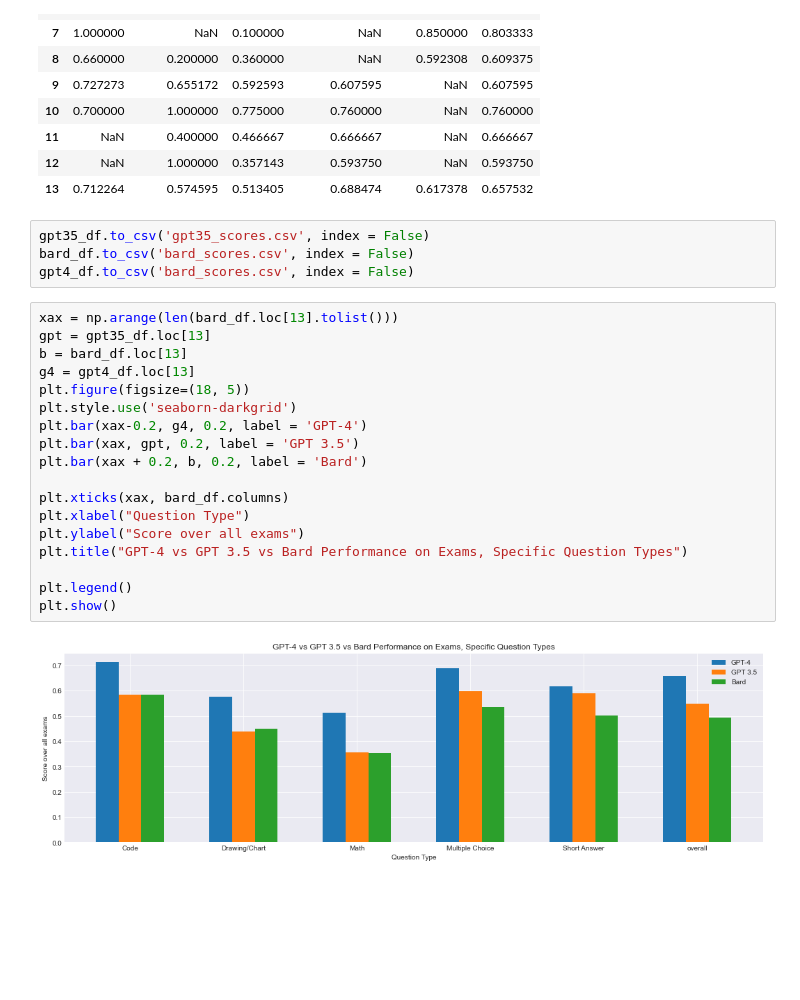
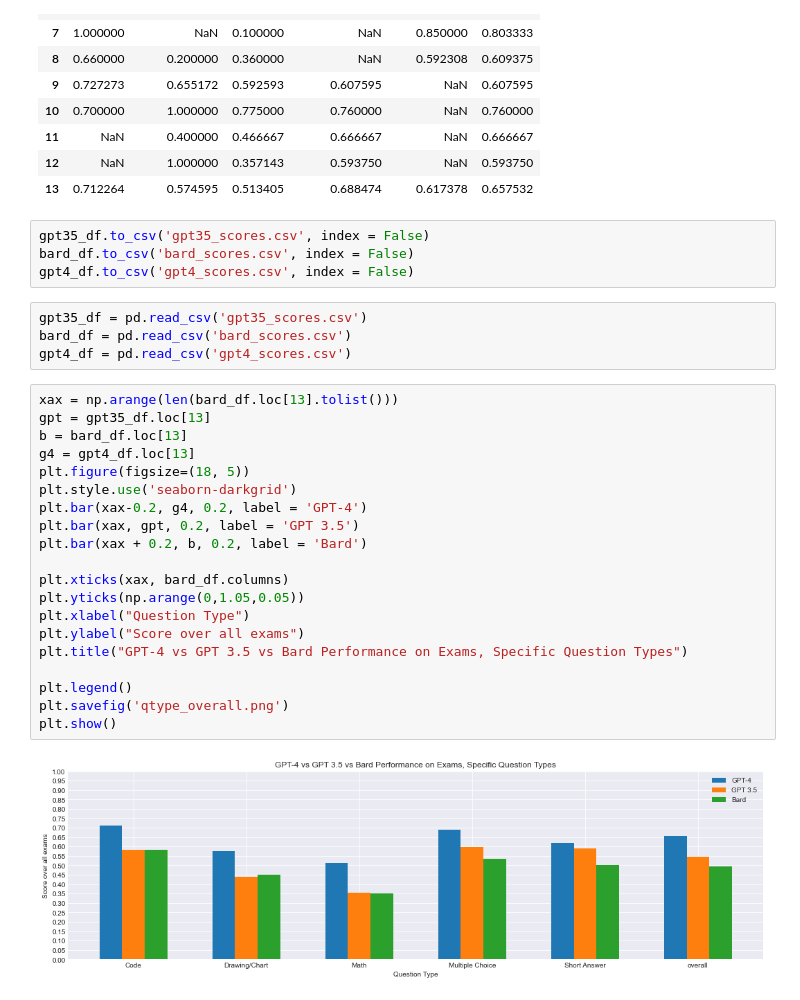
Before and after one commit to kevins4202/Madison_OS-LLM_Analysis, a Jupyter notebook: stats.ipynb, the cells around one changed output. Cells and saved outputs as stored; diff of their text form; blank space fills up the shorter version.

```diff
--- a/stats.ipynb
+++ b/stats.ipynb
@@ -340,27 +358,33 @@ gpt4_df
 # %%
 gpt35_df.to_csv('gpt35_scores.csv', index = False)
 bard_df.to_csv('bard_scores.csv', index = False)
-gpt4_df.to_csv('bard_scores.csv', index = False)
+gpt4_df.to_csv('gpt4_scores.csv', index = False)
+# %%
+gpt35_df = pd.read_csv('gpt35_scores.csv')
+bard_df = pd.read_csv('bard_scores.csv')
+gpt4_df = pd.read_csv('gpt4_scores.csv')
 # %%
 xax = np.arange(len(bard_df.loc[13].tolist()))
 gpt = gpt35_df.loc[13]
 b = bard_df.loc[13]
 g4 = gpt4_df.loc[13]
 plt.figure(figsize=(18, 5))
 plt.style.use('seaborn-darkgrid')
 plt.bar(xax-0.2, g4, 0.2, label = 'GPT-4')
 plt.bar(xax, gpt, 0.2, label = 'GPT 3.5')
 plt.bar(xax + 0.2, b, 0.2, label = 'Bard')
 
 plt.xticks(xax, bard_df.columns)
+plt.yticks(np.arange(0,1.05,0.05))
 plt.xlabel("Question Type")
 plt.ylabel("Score over all exams")
 plt.title("GPT-4 vs GPT 3.5 vs Bard Performance on Exams, Specific Question Types")
 
 plt.legend()
+plt.savefig('qtype_overall.png')
 plt.show()
 # %% [output]
-[figure, old version]
+[figure, new version]
 # %%
 #graph
 for i in range(13):
```
Also changed, not shown: parts of 4 cells of this notebook, 37 other files.
